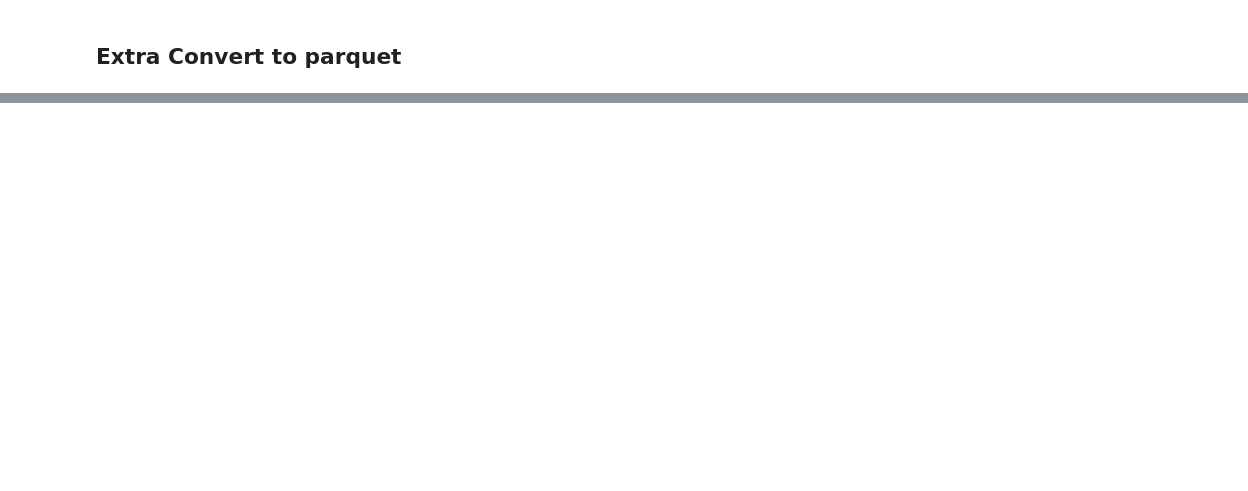
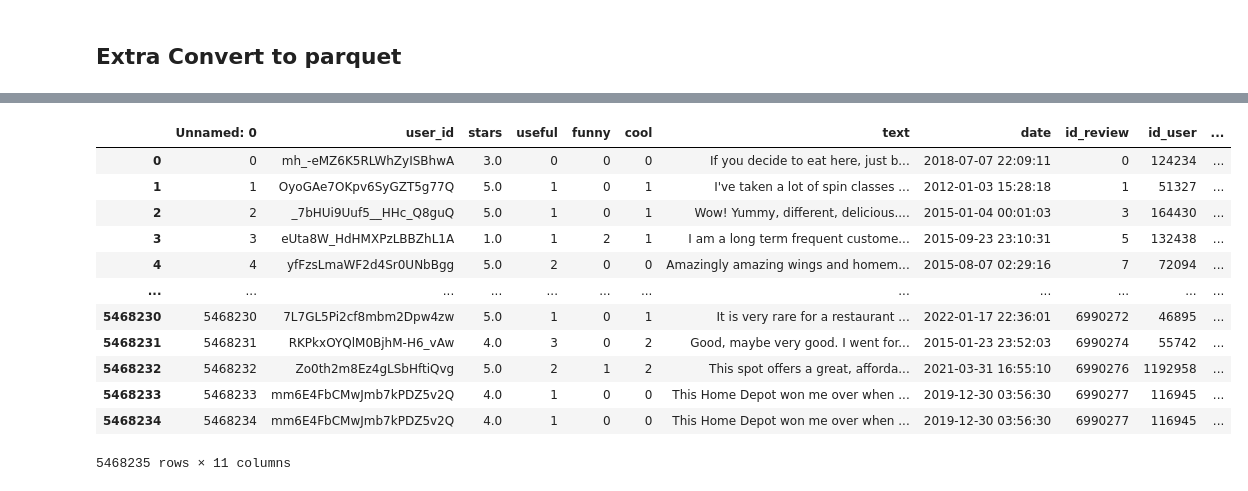
Before and after one commit to SaulZambranoMeza/Proyecto-NOVA, a Jupyter notebook: Notebooks/ETL_yelp/ETL_Yelp.ipynb, the cells around one changed output, grey strips where cells are left out. Drawn from its saved outputs; the diff is of its cells as text; code cells hidden in the pictures; blank space fills up the shorter version.

```diff
--- a/Notebooks/ETL_yelp/ETL_Yelp.ipynb
+++ b/Notebooks/ETL_yelp/ETL_Yelp.ipynb
@@ -711,0 +776,17 @@ pq.write_table(table, "Salidas/Dataset_User_Elite.parquet")
+# %%
+table = pd.read_parquet("../Salidas/Dataset_Review.parquet")
+table
+# %% [output]
+|  | Unnamed: 0 | user_id | stars | useful | funny | cool | text | date | id_review | id_user | ... |
+| 0 | 0 | mh_-eMZ6K5RLWhZyISBhwA | 3.0 | 0 | 0 | 0 | If you decide to eat here, just b... | 2018-07-07 22:09:11 | 0 | 124234 | ... |
+| 1 | 1 | OyoGAe7OKpv6SyGZT5g77Q | 5.0 | 1 | 0 | 1 | I've taken a lot of spin classes ... | 2012-01-03 15:28:18 | 1 | 51327 | ... |
+| 2 | 2 | _7bHUi9Uuf5__HHc_Q8guQ | 5.0 | 1 | 0 | 1 | Wow! Yummy, different, delicious.... | 2015-01-04 00:01:03 | 3 | 164430 | ... |
+| 3 | 3 | eUta8W_HdHMXPzLBBZhL1A | 1.0 | 1 | 2 | 1 | I am a long term frequent custome... | 2015-09-23 23:10:31 | 5 | 132438 | ... |
+| 4 | 4 | yfFzsLmaWF2d4Sr0UNbBgg | 5.0 | 2 | 0 | 0 | Amazingly amazing wings and homem... | 2015-08-07 02:29:16 | 7 | 72094 | ... |
+| ... | ... | ... | ... | ... | ... | ... | ... | ... | ... | ... | ... |
+| 5468230 | 5468230 | 7L7GL5Pi2cf8mbm2Dpw4zw | 5.0 | 1 | 0 | 1 | It is very rare for a restaurant ... | 2022-01-17 22:36:01 | 6990272 | 46895 | ... |
+| 5468231 | 5468231 | RKPkxOYQlM0BjhM-H6_vAw | 4.0 | 3 | 0 | 2 | Good, maybe very good. I went for... | 2015-01-23 23:52:03 | 6990274 | 55742 | ... |
+| 5468232 | 5468232 | Zo0th2m8Ez4gLSbHftiQvg | 5.0 | 2 | 1 | 2 | This spot offers a great, afforda... | 2021-03-31 16:55:10 | 6990276 | 1192958 | ... |
+| 5468233 | 5468233 | mm6E4FbCMwJmb7kPDZ5v2Q | 4.0 | 1 | 0 | 0 | This Home Depot won me over when ... | 2019-12-30 03:56:30 | 6990277 | 116945 | ... |
+| 5468234 | 5468234 | mm6E4FbCMwJmb7kPDZ5v2Q | 4.0 | 1 | 0 | 0 | This Home Depot won me over when ... | 2019-12-30 03:56:30 | 6990277 | 116945 | ... |
+5468235 rows × 11 columns
```
Also changed, not shown: parts of 45 cells of this notebook.
